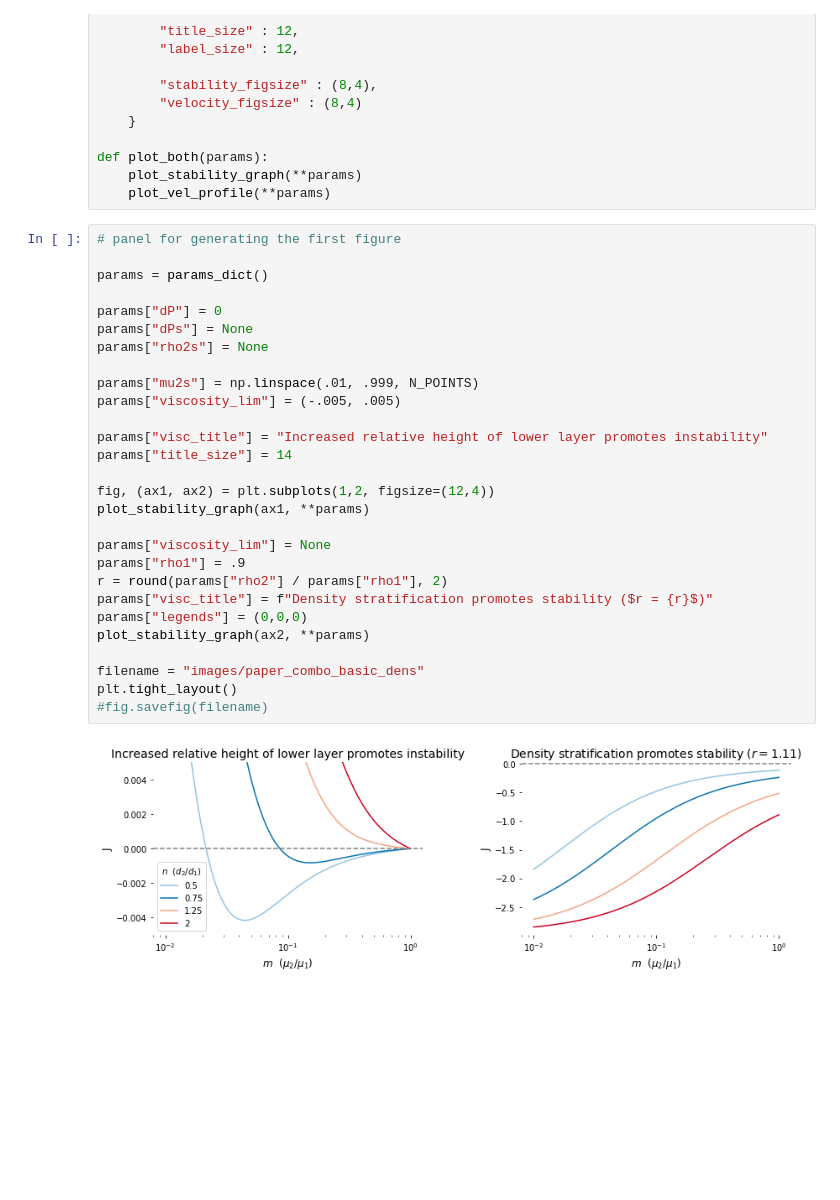
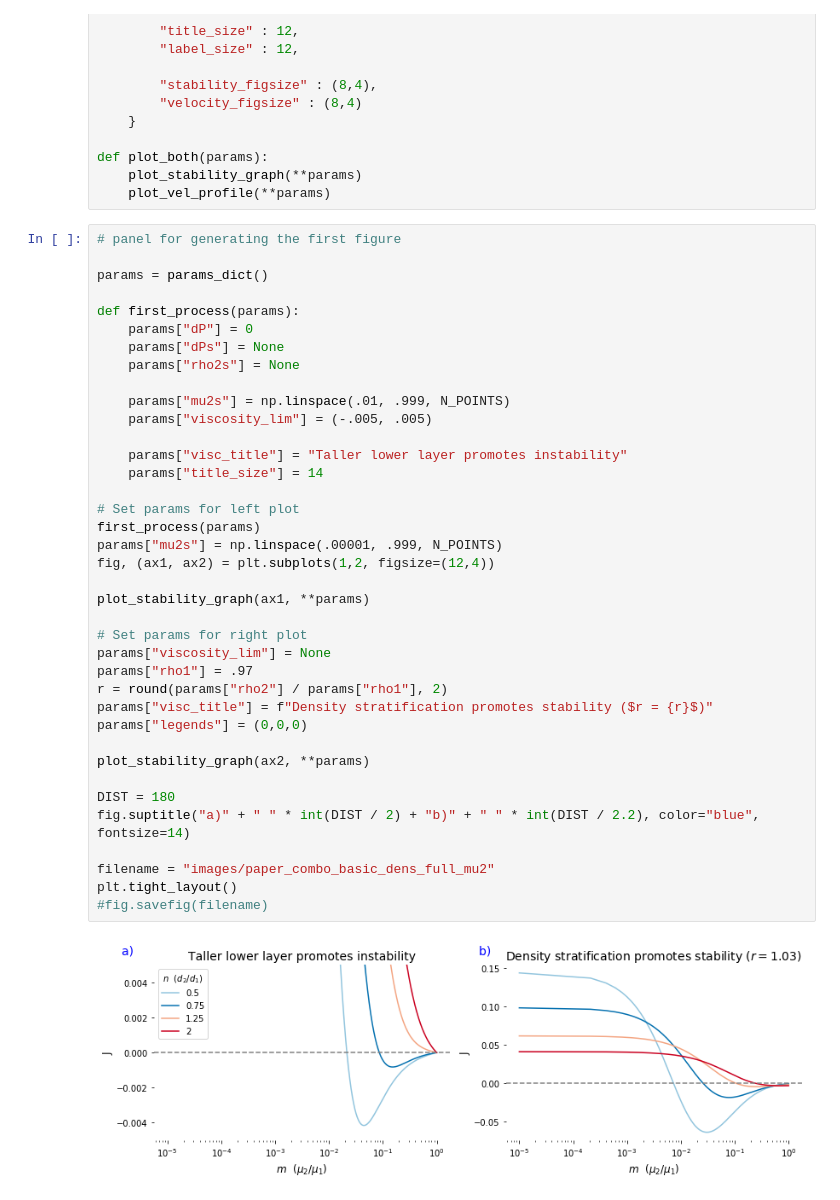
Before and after one commit to saspinner/pahoehoetoaa, a Jupyter notebook: stability_simulations.ipynb, the cells around one changed output. Drawn from its saved outputs; the diff is of its cells as text; blank space fills up the shorter version.

```diff
--- a/stability_simulations.ipynb
+++ b/stability_simulations.ipynb
@@ -78,30 +78,40 @@ def plot_both(params):
 # %%
 # panel for generating the first figure
 
 params = params_dict()
 
-params["dP"] = 0
-params["dPs"] = None
-params["rho2s"] = None
+def first_process(params):
+    params["dP"] = 0
+    params["dPs"] = None
+    params["rho2s"] = None
 
-params["mu2s"] = np.linspace(.01, .999, N_POINTS)
-params["viscosity_lim"] = (-.005, .005)
+    params["mu2s"] = np.linspace(.01, .999, N_POINTS)
+    params["viscosity_lim"] = (-.005, .005)
 
-params["visc_title"] = "Increased relative height of lower layer promotes instability"
-params["title_size"] = 14
+    params["visc_title"] = "Taller lower layer promotes instability"
+    params["title_size"] = 14
 
+# Set params for left plot
+first_process(params)
+params["mu2s"] = np.linspace(.00001, .999, N_POINTS)
 fig, (ax1, ax2) = plt.subplots(1,2, figsize=(12,4))
+
 plot_stability_graph(ax1, **params)
 
+# Set params for right plot
 params["viscosity_lim"] = None
-params["rho1"] = .9
+params["rho1"] = .97
 r = round(params["rho2"] / params["rho1"], 2)
 params["visc_title"] = f"Density stratification promotes stability ($r = {r}$)"
 params["legends"] = (0,0,0)
+
 plot_stability_graph(ax2, **params)
 
-filename = "images/paper_combo_basic_dens"
+DIST = 180
+fig.suptitle("a)" + " " * int(DIST / 2) + "b)" + " " * int(DIST / 2.2), color="blue", fontsize=14)
+
+filename = "images/paper_combo_basic_dens_full_mu2"
 plt.tight_layout()
 #fig.savefig(filename)
 # %% [output]
-[figure, old version]
+[figure, new version]
```
Also changed, not shown: parts of 17 cells of this notebook, 1 other file.
